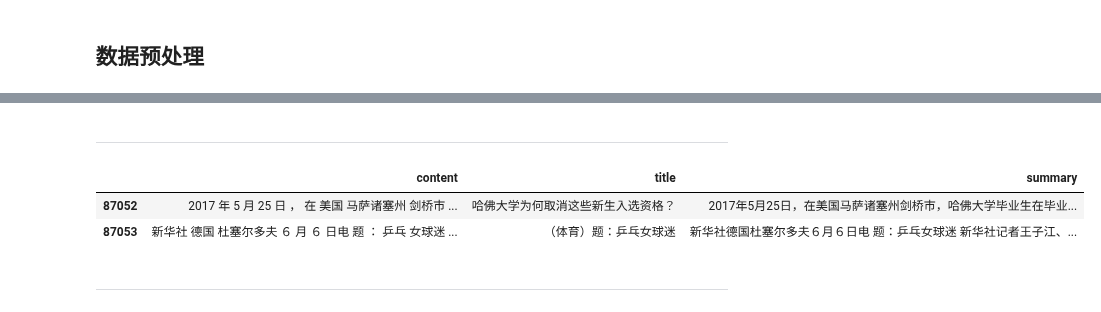
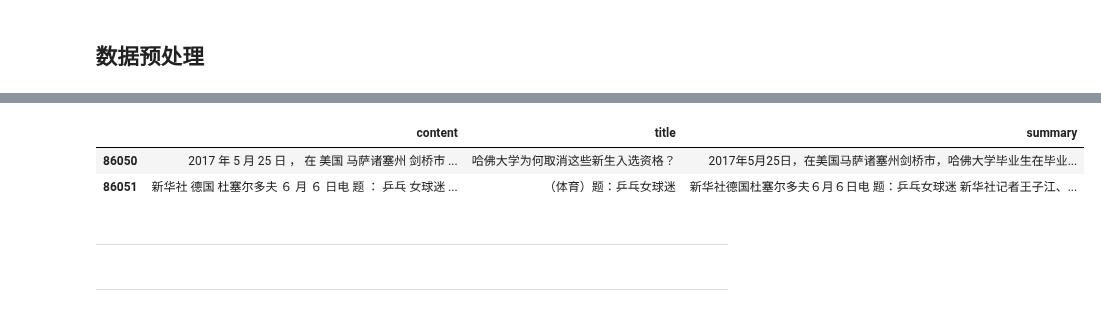
Before and after one commit to jh-lau/NLP, a Jupyter notebook: Artificial_Intelligence_for_NLP/Projects/2_autoSummarization/autoSummarization.ipynb, the cells around one changed output, grey strips where cells are left out. Drawn from its saved outputs; the diff is of its cells as text; code cells hidden in the pictures.

```diff
--- a/Artificial_Intelligence_for_NLP/Projects/2_autoSummarization/autoSummarization.ipynb
+++ b/Artificial_Intelligence_for_NLP/Projects/2_autoSummarization/autoSummarization.ipynb
@@ -77,3 +73,10 @@ df_clean.head()
+# %%
+df_clean = clean_df_pipe(df_clean)
+df_clean.tail(2)
+# %% [output]
+|  | content | title | summary |
+| 86050 | 2017 年 5 月 25 日 ， 在 美国 马萨诸塞州 剑桥市 ... | 哈佛大学为何取消这些新生入选资格？ | 2017年5月25日，在美国马萨诸塞州剑桥市，哈佛大学毕业生在毕业... |
+| 86051 | 新华社 德国 杜塞尔多夫 ６ 月 ６ 日电 题 ： 乒乓 女球迷 ... | （体育）题：乒乓女球迷 | 新华社德国杜塞尔多夫６月６日电 题：乒乓女球迷 新华社记者王子江、... |
 # %%
 df_clean.to_csv('data/cleaned_data.csv', encoding='utf-8')
 # %%
@@ -84,12 +87,6 @@ with open('data/corpus.txt', 'w', encoding='utf-8') as f:
 ---
 # %%
 df_clean = pd.read_csv('data/cleaned_data.csv', encoding='utf-8', index_col=0)
-# %%
-df_clean.tail(2)
-# %% [output]
-|  | content | title | summary |
-| 87052 | 2017 年 5 月 25 日 ， 在 美国 马萨诸塞州 剑桥市 ... | 哈佛大学为何取消这些新生入选资格？ | 2017年5月25日，在美国马萨诸塞州剑桥市，哈佛大学毕业生在毕业... |
-| 87053 | 新华社 德国 杜塞尔多夫 ６ 月 ６ 日电 题 ： 乒乓 女球迷 ... | （体育）题：乒乓女球迷 | 新华社德国杜塞尔多夫６月６日电 题：乒乓女球迷 新华社记者王子江、... |
 # %% [markdown]
 ---
 # %% [markdown]
```
Also changed, not shown: parts of 20 cells of this notebook.
